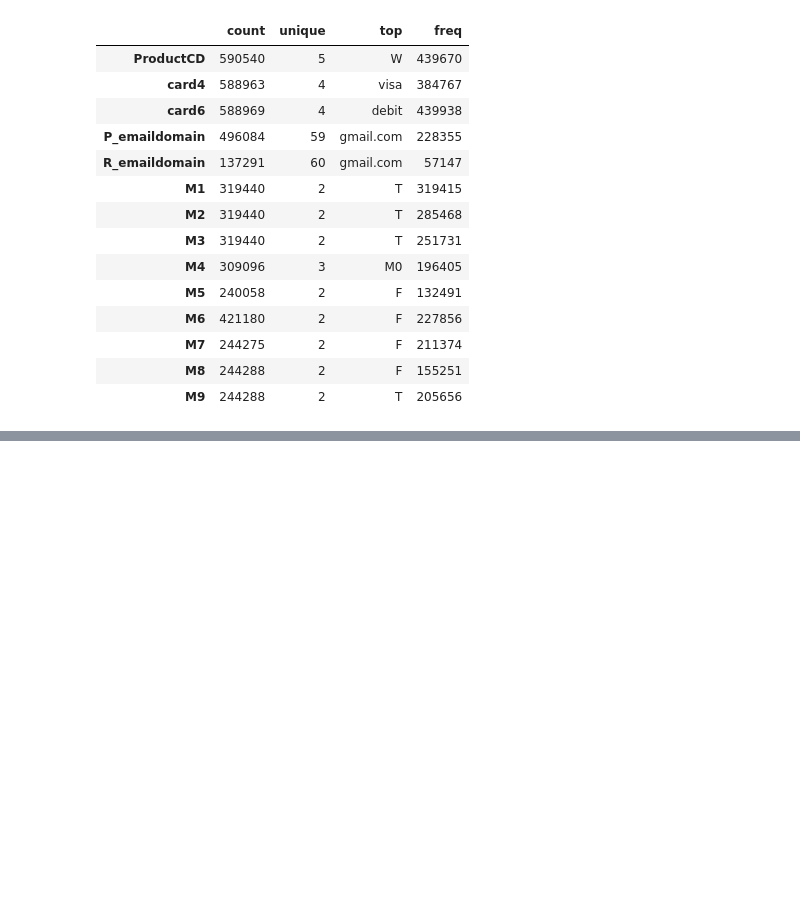
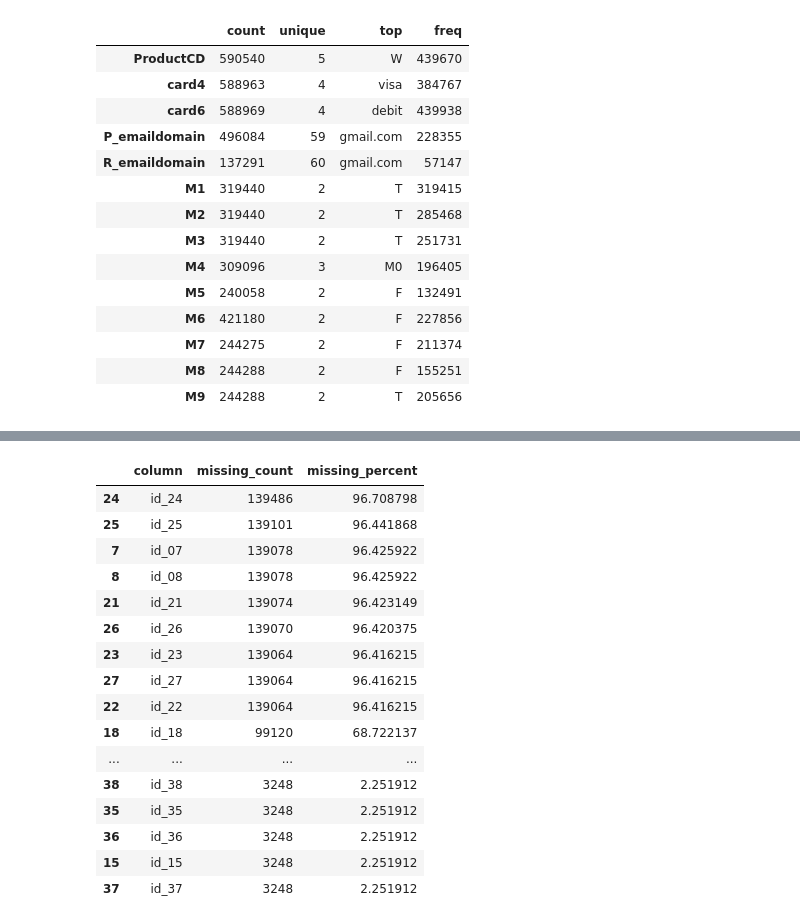
Before and after one commit to sultanaraziamst/frauddetection, a Jupyter notebook: data/notebook/Exploration of credit cards fraud detection.ipynb, the cells around one changed output, grey strips where cells are left out. Cells and saved outputs as stored; diff of their text form; code cells hidden in the pictures; blank space fills up the shorter version.

```diff
--- a/data/notebook/Exploration of credit cards fraud detection.ipynb
+++ b/data/notebook/Exploration of credit cards fraud detection.ipynb
@@ -286,0 +331,27 @@ df_id.describe(include='object').T
+# %%
+missing_id = df_id.isnull().sum()
+missing_df_id = pd.DataFrame({
+    'column': missing_id.index,
+    'missing_count': missing_id.values,
+    'missing_percent': (missing_id.values / len(df_id)) * 100
+}).sort_values(by='missing_count', ascending=False).query("missing_count > 0")
+
+missing_df_id
+# %% [output]
+|  | column | missing_count | missing_percent |
+| 24 | id_24 | 139486 | 96.708798 |
+| 25 | id_25 | 139101 | 96.441868 |
+| 7 | id_07 | 139078 | 96.425922 |
+| 8 | id_08 | 139078 | 96.425922 |
+| 21 | id_21 | 139074 | 96.423149 |
+| 26 | id_26 | 139070 | 96.420375 |
+| 23 | id_23 | 139064 | 96.416215 |
+| 27 | id_27 | 139064 | 96.416215 |
+| 22 | id_22 | 139064 | 96.416215 |
+| 18 | id_18 | 99120 | 68.722137 |
+| ... | ... | ... | ... |
+| 38 | id_38 | 3248 | 2.251912 |
+| 35 | id_35 | 3248 | 2.251912 |
+| 36 | id_36 | 3248 | 2.251912 |
+| 15 | id_15 | 3248 | 2.251912 |
+| 37 | id_37 | 3248 | 2.251912 |
```
Also changed, not shown: parts of 9 cells of this notebook.
